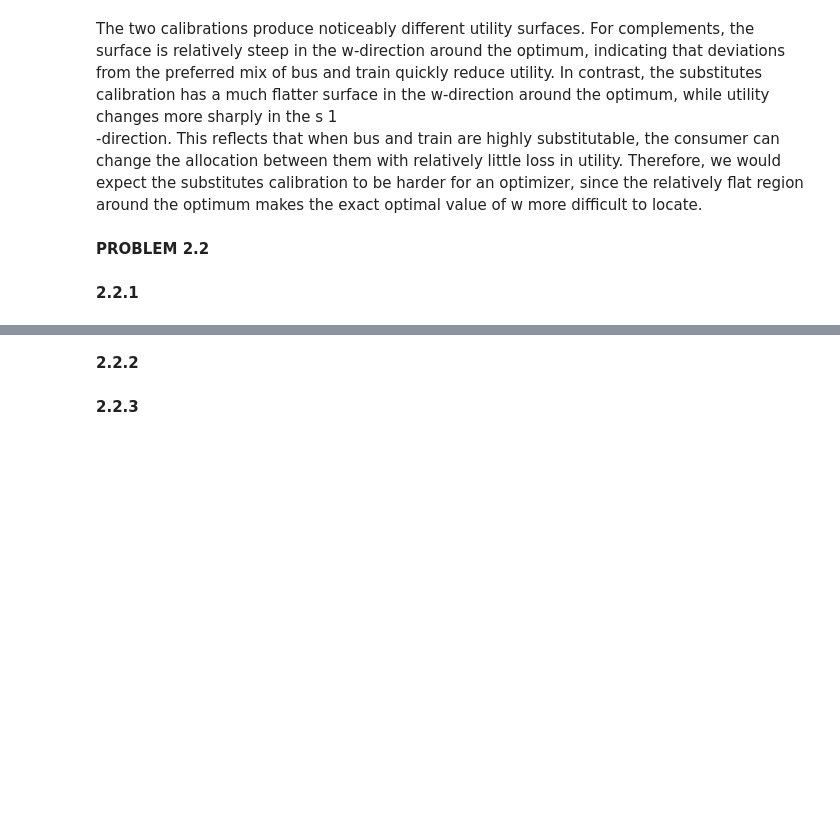
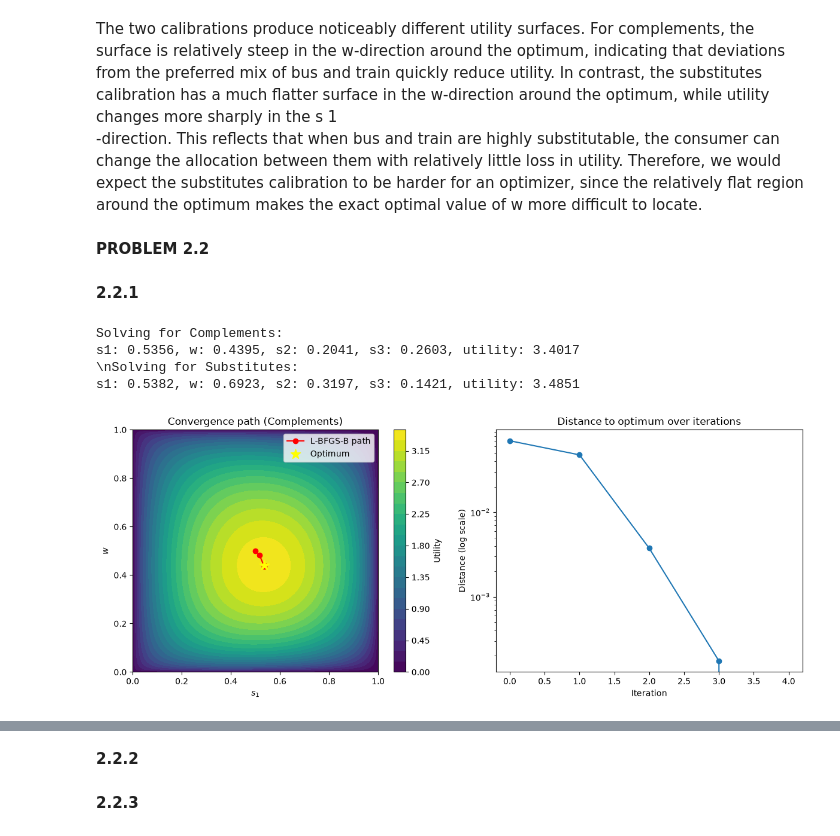
Before and after one commit to NumEconCopenhagen/projects-2024-group67, a Jupyter notebook: modelproject/model_project_afl2.ipynb, the cells around one changed output, grey strips where cells are left out. Saved outputs shown, nothing was run; the diff lists cells and outputs as text; code cells hidden in the pictures; blank space fills up the shorter version.

```diff
--- a/modelproject/model_project_afl2.ipynb
+++ b/modelproject/model_project_afl2.ipynb
@@ -165,3 +165,64 @@ The two calibrations produce noticeably different utility surfaces. For compleme
 **PROBLEM 2.2**
 # %% [markdown]
 **2.2.1**
+# %%
+# c. solve with L-BFGS-B and print results
+print('Solving for Complements:')
+sol_bfgs_comp = model_comp.solve(do_print=True)
+print(f's1: {sol_bfgs_comp.s1:.4f}, w: {sol_bfgs_comp.w:.4f}, s2: {sol_bfgs_comp.s2:.4f}, s3: {sol_bfgs_comp.s3:.4f}, utility: {sol_bfgs_comp.u:.4f}')
+
+print('\\nSolving for Substitutes:')
+sol_bfgs_sub = model_sub.solve(do_print=True)
+print(f's1: {sol_bfgs_sub.s1:.4f}, w: {sol_bfgs_sub.w:.4f}, s2: {sol_bfgs_sub.s2:.4f}, s3: {sol_bfgs_sub.s3:.4f}, utility: {sol_bfgs_sub.u:.4f}')
+# %% [output]
+Solving for Complements:
+s1: 0.5356, w: 0.4395, s2: 0.2041, s3: 0.2603, utility: 3.4017
+\nSolving for Substitutes:
+s1: 0.5382, w: 0.6923, s2: 0.3197, s3: 0.1421, utility: 3.4851
+# %%
+# d. plot convergence path
+# i. setup figure
+fig = plt.figure(figsize=(12,5))
+
+# ii. Complements: path on top of contour
+ax_left = fig.add_subplot(1, 2, 1)
+
+# Note: This assumes you have already run the grid search (solve_grid)
+# and stored the result in 'sol_grid_comp' for the contour plot.
+# If not, run it first: sol_grid_comp = model_comp.solve_grid()
+
+cs = ax_left.contourf(sol_comp.s1_grid, sol_comp.w_grid, sol_comp.u_grid, levels=30)
+fig.colorbar(cs, ax=ax_left, label='Utility')
+
+# Extract path
+path_s1 = [p[0] for p in sol_bfgs_comp.path]
+path_w = [p[1] for p in sol_bfgs_comp.path]
+
+# Plot path
+ax_left.plot(path_s1, path_w, '-o', color='red', label='L-BFGS-B path')
+ax_left.scatter(sol_bfgs_comp.s1, sol_bfgs_comp.w, marker='*', s=150, color='yellow', label='Optimum', zorder=5)
+
+ax_left.set_title('Convergence path (Complements)')
+ax_left.set_xlabel('$s_1$')
+ax_left.set_ylabel('$w$')
+ax_left.legend()
+
+# iii. Complements: distance to optimum over iterations
+ax_right = fig.add_subplot(1, 2, 2)
+
+# Calculate distance for each step
+distances = [np.sqrt((p[0] - sol_bfgs_comp.s1)**2 + (p[1] - sol_bfgs_comp.w)**2) for p in sol_bfgs_comp.path]
+iterations = np.arange(len(distances))
+
+ax_right.plot(iterations, distances, '-o')
+ax_right.set_yscale('log')
+ax_right.set_title('Distance to optimum over iterations')
+ax_right.set_xlabel('Iteration')
+ax_right.set_ylabel('Distance (log scale)')
+
+plt.tight_layout()
+plt.show()
+
+# Repeat plotting block 'd' for Substitutes (using sol_bfgs_sub and sol_grid_sub) if desired.
+# %% [output]
+[figure, added]
```
Also changed, not shown: parts of 2 cells of this notebook, 1 other file.
